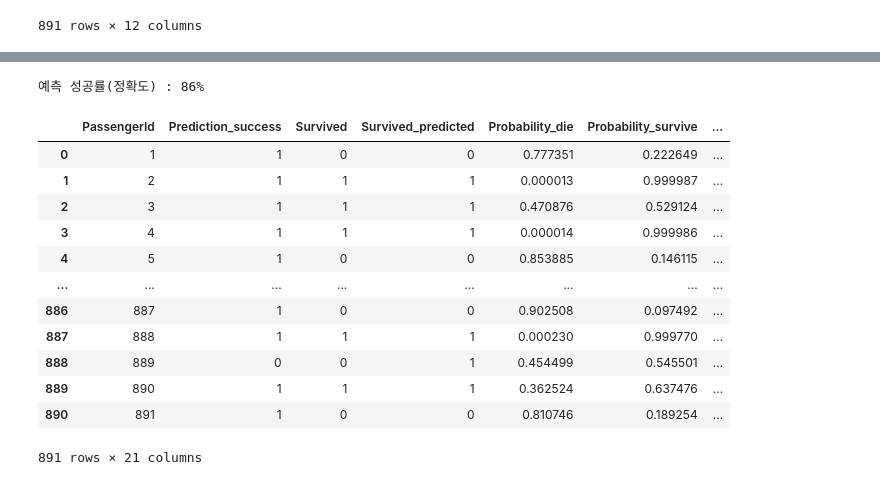
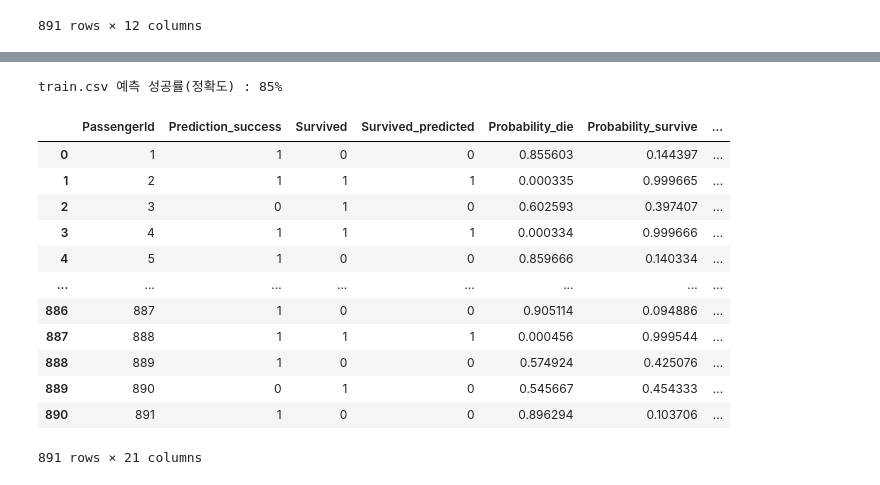
Before and after one commit to hrdkdh/kaggle, a Jupyter notebook: titanic/prediction_titanic_by_dnn.ipynb, the cells around one changed output, grey strips where cells are left out. Drawn from its saved outputs; the diff is of its cells as text; code cells hidden in the pictures.

```diff
--- a/titanic/prediction_titanic_by_dnn.ipynb
+++ b/titanic/prediction_titanic_by_dnn.ipynb
@@ -10,11 +10,15 @@ from sklearn.model_selection import train_test_split
 
 pd.set_option("mode.chained_assignment",  None) # <==== 판다스 경고를 끈다
 
+ageNaFill = "zero"
+
 #필요행만 선택 and 전처리
 def preProcessing(df, ageNaFill="zero", dropna=True, cate="train"):
     df = df.astype({"Pclass":"str"})
     df = df.replace({"Pclass" : {"1":"1st", "2":"2nd", "3":"3nd"}})
-    if ageNaFill:
+    if ageNaFill=="none":
+        pass
+    elif ageNaFill=="zero":
         #age가 없는 사람은 0으로 채워준다
         df["Age"] = df["Age"].fillna(0.00)
     elif ageNaFill=="mean":
@@ -218,15 +242,17 @@ Epoch 50/50
 
 #train 데이터로 재예측
 test_df = pd.read_csv("train.csv")
-test_df = preProcessing(test_df, ageNaFill="mean", dropna=False, cate="compare")
+test_df = preProcessing(test_df, ageNaFill=ageNaFill, dropna=False, cate="compare")
 
 #모델 로드
 model_dir = ""
 model_trained = tf.keras.models.model_from_json(open(model_dir + "saved_dnn_model_json.json").read())
 model_trained.load_weights(model_dir + "saved_dnn_model_weights.h5")
-model_trained.compile(optimizer=tf.keras.optimizers.Adam(),
-            loss="sparse_categorical_crossentropy",
-            metrics=["accuracy"])
+model_trained.compile(
+    optimizer=tf.keras.optimizers.Adam(lr=0.001, beta_1=0.9, beta_2=0.999),
+    loss="sparse_categorical_crossentropy",
+    metrics=["accuracy"]
+)
 model_trained_face_class_names_file = model_dir + "dnn_class_names.json"
 with open(model_trained_face_class_names_file, "r") as json_file:
     model_trained_face_class_names = json.load(json_file)
@@ -236,53 +262,53 @@ test_df["Probability_die"] = 0.00
 test_df["Probability_survive"] = 0.00
 for i in range(len(test_df["PassengerId"])):
     if i > 0:
-        print("{}% 예측 진행중...".format(math.ceil((i / len(test_df["PassengerId"]))*100)), end="\r")
+        print("train.csv {}% 예측 진행중...".format(math.ceil((i / len(test_df["PassengerId"]))*100)), end="\r")
     this_df = test_df.loc[i]
     this_df_for_predict = this_df.drop({"PassengerId", "Survived", "Survived_predicted", "Probability_die", "Probability_survive"}, axis=0)
     this_df_for_predict = this_df_for_predict.to_numpy().astype("float64").reshape(-1, 15, 1)
     this_predict = model_trained.predict(this_df_for_predict)
     this_class_no = np.argmax(this_predict.flatten(), axis=-1)
     test_df["Survived_predicted"].loc[i] = int(this_class_no)
     test_df["Probability_die"].loc[i] = this_predict[0][0]
     test_df["Probability_survive"].loc[i] = this_predict[0][1]
 
 test_df["Prediction_success"] = 0
 test_df = test_df[["PassengerId", "Prediction_success", "Survived", "Survived_predicted", "Probability_die", "Probability_survive", "Age", "SibSp", "Fare", "Parch", "Embarked_C", "Embarked_Q", "Embarked_S", "Pclass_1st", "Pclass_2nd", "Pclass_3nd", "MissCate_Miss", "MissCate_Mrs", "MissCate_none", "Sex_female", "Sex_male"]]
 for i in range(len(test_df["PassengerId"])):
     if test_df["Survived"].loc[i] == test_df["Survived_predicted"].loc[i]:
         test_df["Prediction_success"].loc[i] = 1
 
 #예측 성공률
 success_ratio = int((test_df["Prediction_success"].sum()/len(test_df["PassengerId"]))*100)
-print("예측 성공률(정확도) : {}%".format(success_ratio))
+print("train.csv 예측 성공률(정확도) : {}%".format(success_ratio))
 
 display(test_df)
 test_df.to_excel(
     "test_results.xlsx",
     sheet_name = "Sheet1",
     # na_rep = 'NaN',
 #     float_format = "%.2f",
     header = True,
     index = True,
     index_label = "id",
     startrow = 0,
     startcol = 0,
     freeze_panes = (1, 0)
 )
 # %% [output]
-예측 성공률(정확도) : 86%
+train.csv 예측 성공률(정확도) : 85%
 |  | PassengerId | Prediction_success | Survived | Survived_predicted | Probability_die | Probability_survive | ... |
-| 0 | 1 | 1 | 0 | 0 | 0.777351 | 0.222649 | ... |
-| 1 | 2 | 1 | 1 | 1 | 0.000013 | 0.999987 | ... |
-| 2 | 3 | 1 | 1 | 1 | 0.470876 | 0.529124 | ... |
-| 3 | 4 | 1 | 1 | 1 | 0.000014 | 0.999986 | ... |
-| 4 | 5 | 1 | 0 | 0 | 0.853885 | 0.146115 | ... |
+| 0 | 1 | 1 | 0 | 0 | 0.855603 | 0.144397 | ... |
+| 1 | 2 | 1 | 1 | 1 | 0.000335 | 0.999665 | ... |
+| 2 | 3 | 0 | 1 | 0 | 0.602593 | 0.397407 | ... |
+| 3 | 4 | 1 | 1 | 1 | 0.000334 | 0.999666 | ... |
+| 4 | 5 | 1 | 0 | 0 | 0.859666 | 0.140334 | ... |
 | ... | ... | ... | ... | ... | ... | ... | ... |
-| 886 | 887 | 1 | 0 | 0 | 0.902508 | 0.097492 | ... |
-| 887 | 888 | 1 | 1 | 1 | 0.000230 | 0.999770 | ... |
-| 888 | 889 | 0 | 0 | 1 | 0.454499 | 0.545501 | ... |
-| 889 | 890 | 1 | 1 | 1 | 0.362524 | 0.637476 | ... |
-| 890 | 891 | 1 | 0 | 0 | 0.810746 | 0.189254 | ... |
+| 886 | 887 | 1 | 0 | 0 | 0.905114 | 0.094886 | ... |
+| 887 | 888 | 1 | 1 | 1 | 0.000456 | 0.999544 | ... |
+| 888 | 889 | 1 | 0 | 0 | 0.574924 | 0.425076 | ... |
+| 889 | 890 | 0 | 1 | 0 | 0.545667 | 0.454333 | ... |
+| 890 | 891 | 1 | 0 | 0 | 0.896294 | 0.103706 | ... |
 891 rows × 21 columns
 # %%
 #test 데이터를 가지고 예측
```
Also changed, not shown: parts of 6 cells of this notebook, 1 other file.
